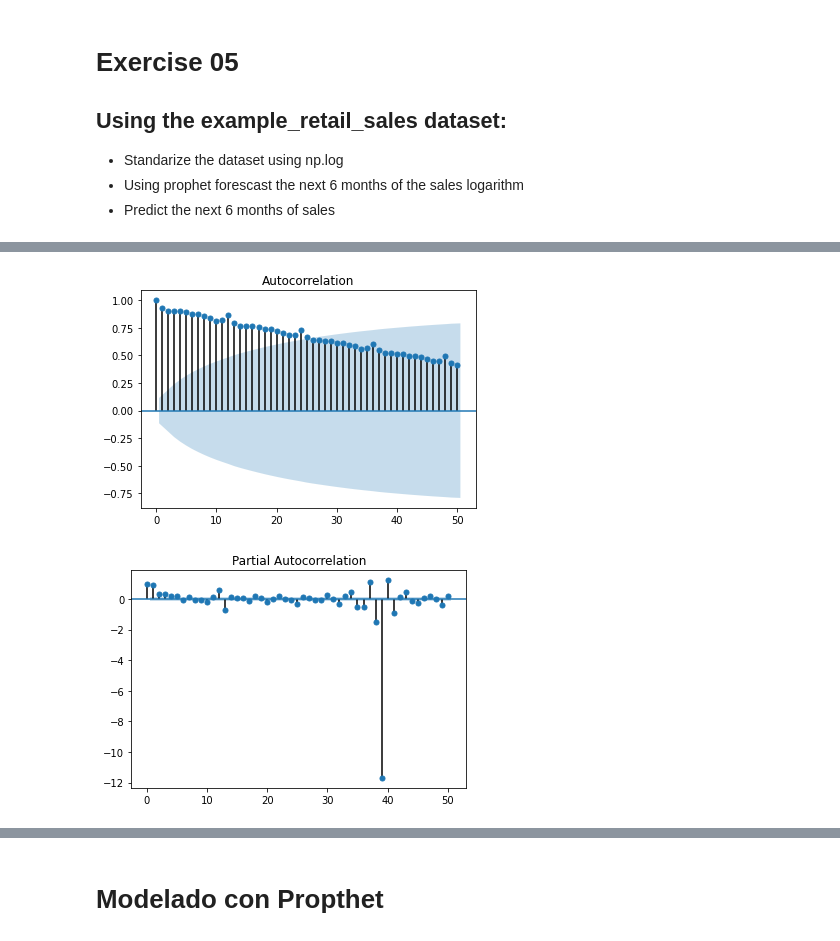
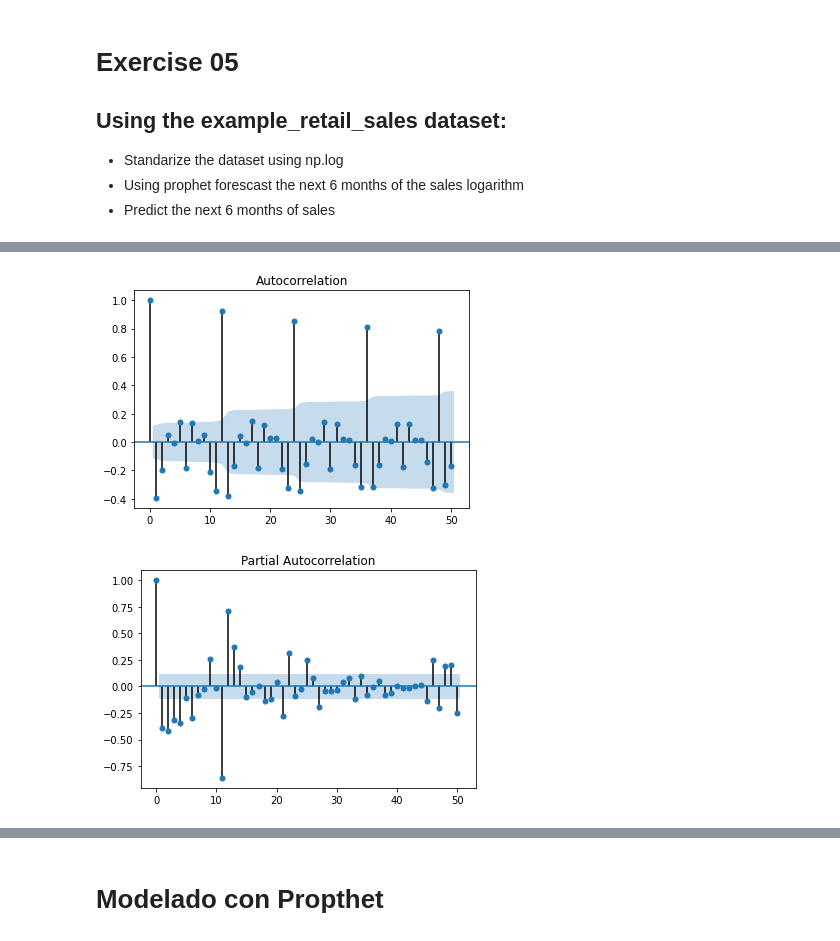
Before and after one commit to diegojeda/Maestria-Analtica-UniAndes, a Jupyter notebook: E05-prophet.ipynb, the cells around one changed output, grey strips where cells are left out. Drawn from its saved outputs; the diff is of its cells as text; code cells hidden in the pictures.

Commit message:
Finalizacion del ARIMA con  orden optimo

```diff
--- a/E05-prophet.ipynb
+++ b/E05-prophet.ipynb
@@ -30,11 +28,10 @@ plt.plot(Ser.diff())
 # %%
 # Realizamos las graficas de Correlaciones
 from statsmodels.graphics.tsaplots import plot_acf
 from statsmodels.graphics.tsaplots import plot_pacf
 
-# Modelo MA orden 1
-plot_acf(Ser, lags=50)
-plot_pacf(Ser, lags=50);
+plot_acf(Ser_diff, lags=50)
+plot_pacf(Ser_diff, lags=50);
 # %% [output]
-[figure, old version]
+[figure, new version]
-[figure, old version]
+[figure, new version]
```
Also changed, not shown: parts of 22 cells of this notebook.
